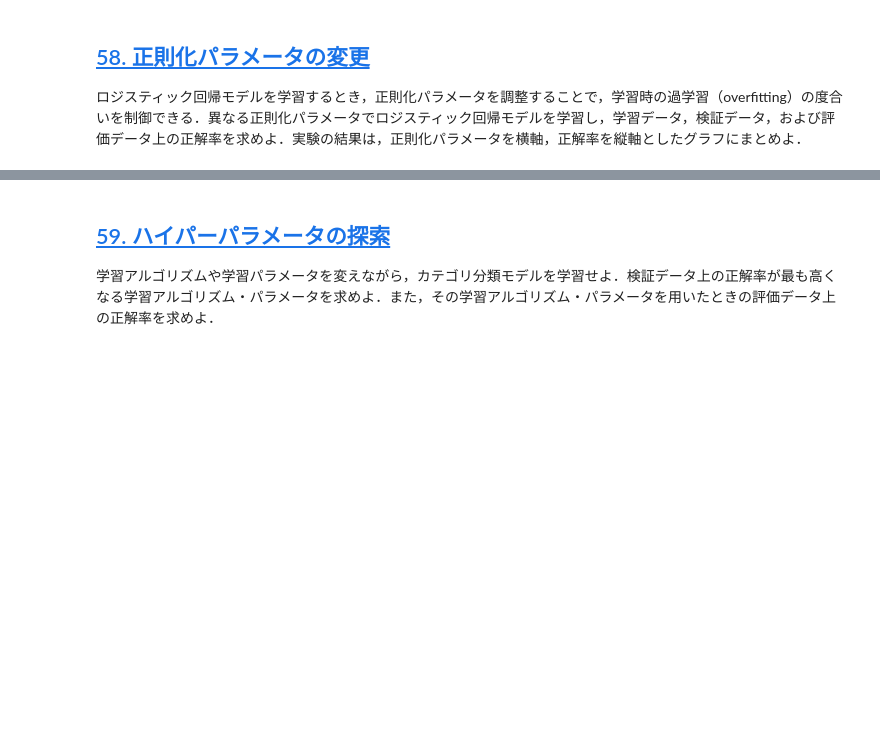
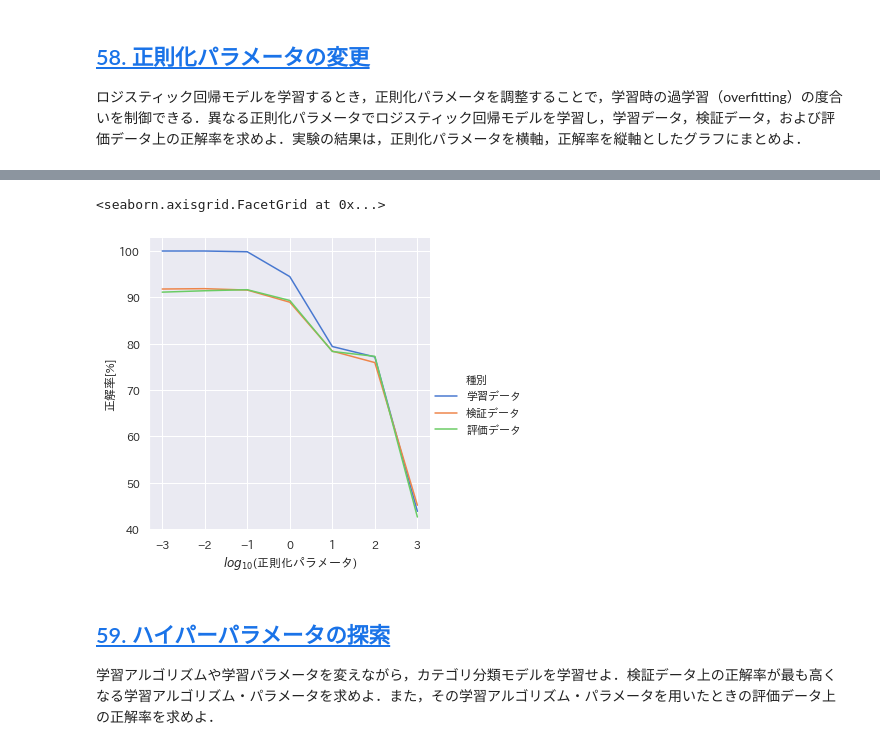
Before and after one commit to infhyroyage/PracticeNLP100Knocks2020, a Jupyter notebook: Chapter06.ipynb, the cells around one changed output, grey strips where cells are left out. Drawn from its saved outputs; the diff is of its cells as text; code cells hidden in the pictures; blank space fills up the shorter version.

```diff
--- a/Chapter06.ipynb
+++ b/Chapter06.ipynb
@@ -345,3 +345,6 @@ weighted avg       0.91      0.59      0.72       244
 # %% [markdown]
 ## [57. 特徴量の重みの確認](https://nlp100.github.io/ja/ch06.html#57-%E7%89%B9%E5%BE%B4%E9%87%8F%E3%81%AE%E9%87%8D%E3%81%BF%E3%81%AE%E7%A2%BA%E8%AA%8D)
 52で学習したロジスティック回帰モデルの中で，重みの高い特徴量トップ10と，重みの低い特徴量トップ10を確認せよ．
+# %%
+indices = np.argsort(model_52.coef_[0])
+indices.shape
@@ -348,3 +393,37 @@ weighted avg       0.91      0.59      0.72       244
 # %% [markdown]
 ## [58. 正則化パラメータの変更](https://nlp100.github.io/ja/ch06.html#58-%E6%AD%A3%E5%89%87%E5%8C%96%E3%83%91%E3%83%A9%E3%83%A1%E3%83%BC%E3%82%BF%E3%81%AE%E5%A4%89%E6%9B%B4)
 ロジスティック回帰モデルを学習するとき，正則化パラメータを調整することで，学習時の過学習（overfitting）の度合いを制御できる．異なる正則化パラメータでロジスティック回帰モデルを学習し，学習データ，検証データ，および評価データ上の正解率を求めよ．実験の結果は，正則化パラメータを横軸，正解率を縦軸としたグラフにまとめよ．
+# %%
+X_valid, y_valid = None, None
+
+with open("Output/Chapter06/valid.feature.txt") as f:
+    features, labels = [], []
+
+    for line in f:
+        elements = line.split("\t")
+        label = elements[0]
+        title = elements[1].replace("\n", "")
+        features.append(title)
+        labels.append(label)
+
+    X_valid = tf_idf.transform(features)
+    y_valid = np.array(labels)
+# %%
+%%time
+regularizations = [10.0**exponent for exponent in range(-3, 4)]
+accuracies_train, accuracies_valid, accuracies_test = [], [], []
+
+print("[LogisticRegression]")
+for regularization in regularizations:
+    model = LogisticRegression(C=1.0/regularization, max_iter=1000, random_state=58)
+    model.fit(X_train, y_train)
+
+    accuracy_train = model.score(X_train, y_train) * 100.0
+    accuracies_train.append(accuracy_train)
+    accuracy_valid = model.score(X_valid, y_valid) * 100.0
+    accuracies_valid.append(accuracy_valid)
+    accuracy_test = model.score(X_test, y_test) * 100.0
+    accuracies_test.append(accuracy_test)
+
+    args = (regularization, accuracy_train, accuracy_valid, accuracy_test)
+    print("regularization:%f, train:%f%%, valid:%f%%, test:%f%%" % args)
@@ -351,3 +441,13 @@ weighted avg       0.91      0.59      0.72       244
+# %%
+df_58 = pd.DataFrame({
+        "$log_{10}$(正則化パラメータ)": np.log10(np.tile(regularizations, 3)),
+        "正解率[%]": np.concatenate((accuracies_train, accuracies_valid, accuracies_test)),
+        "種別": np.concatenate((np.tile("学習データ", 7), np.tile("検証データ", 7), np.tile("評価データ", 7))),
+})
+sns.relplot(x="$log_{10}$(正則化パラメータ)", y="正解率[%]", hue="種別", data=df_58, kind="line")
+# %% [output]
+<seaborn.axisgrid.FacetGrid at 0x...>
+[figure, added]
 # %% [markdown]
 ## [59. ハイパーパラメータの探索](https://nlp100.github.io/ja/ch06.html#59-%E3%83%8F%E3%82%A4%E3%83%91%E3%83%BC%E3%83%91%E3%83%A9%E3%83%A1%E3%83%BC%E3%82%BF%E3%81%AE%E6%8E%A2%E7%B4%A2)
 学習アルゴリズムや学習パラメータを変えながら，カテゴリ分類モデルを学習せよ．検証データ上の正解率が最も高くなる学習アルゴリズム・パラメータを求めよ．また，その学習アルゴリズム・パラメータを用いたときの評価データ上の正解率を求めよ．
```
Also changed, not shown: parts of 11 cells of this notebook.
